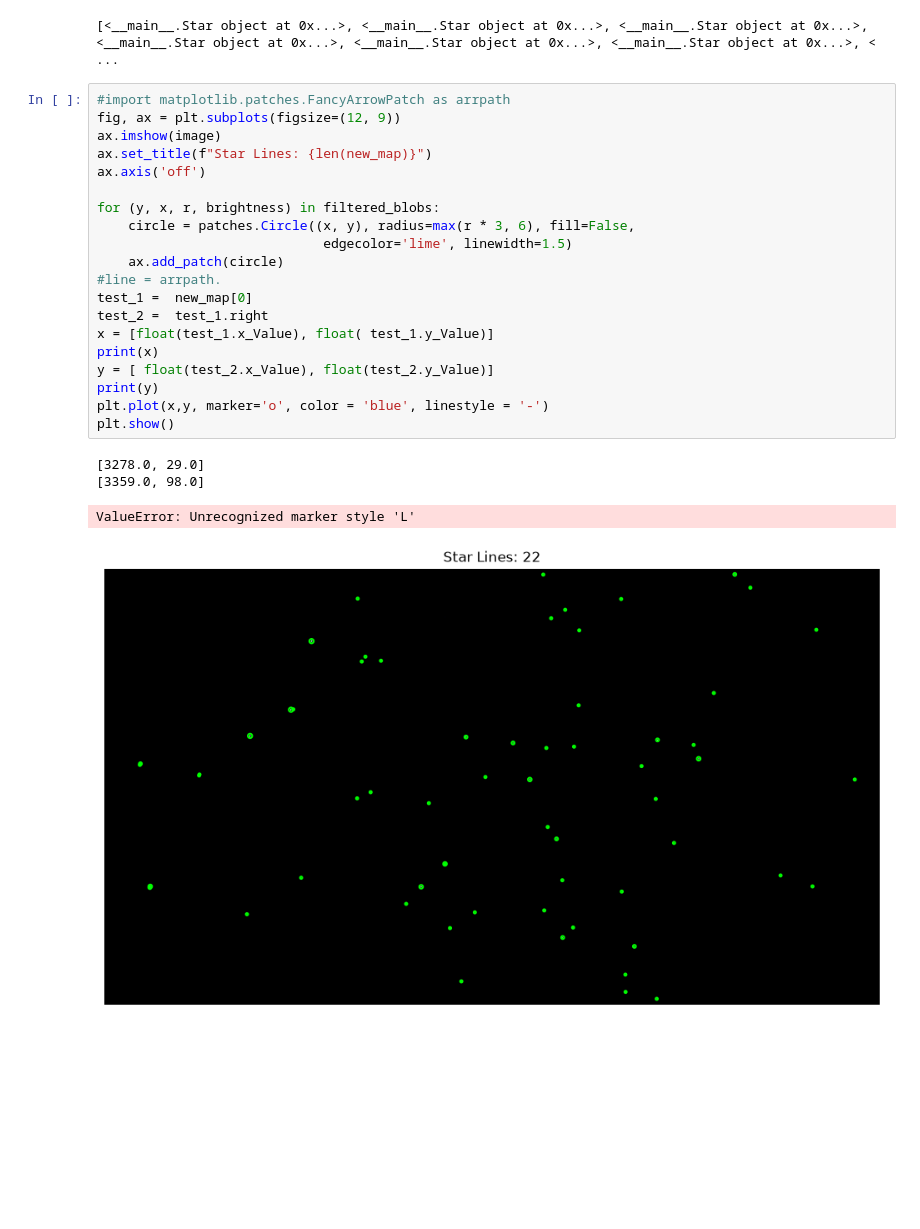
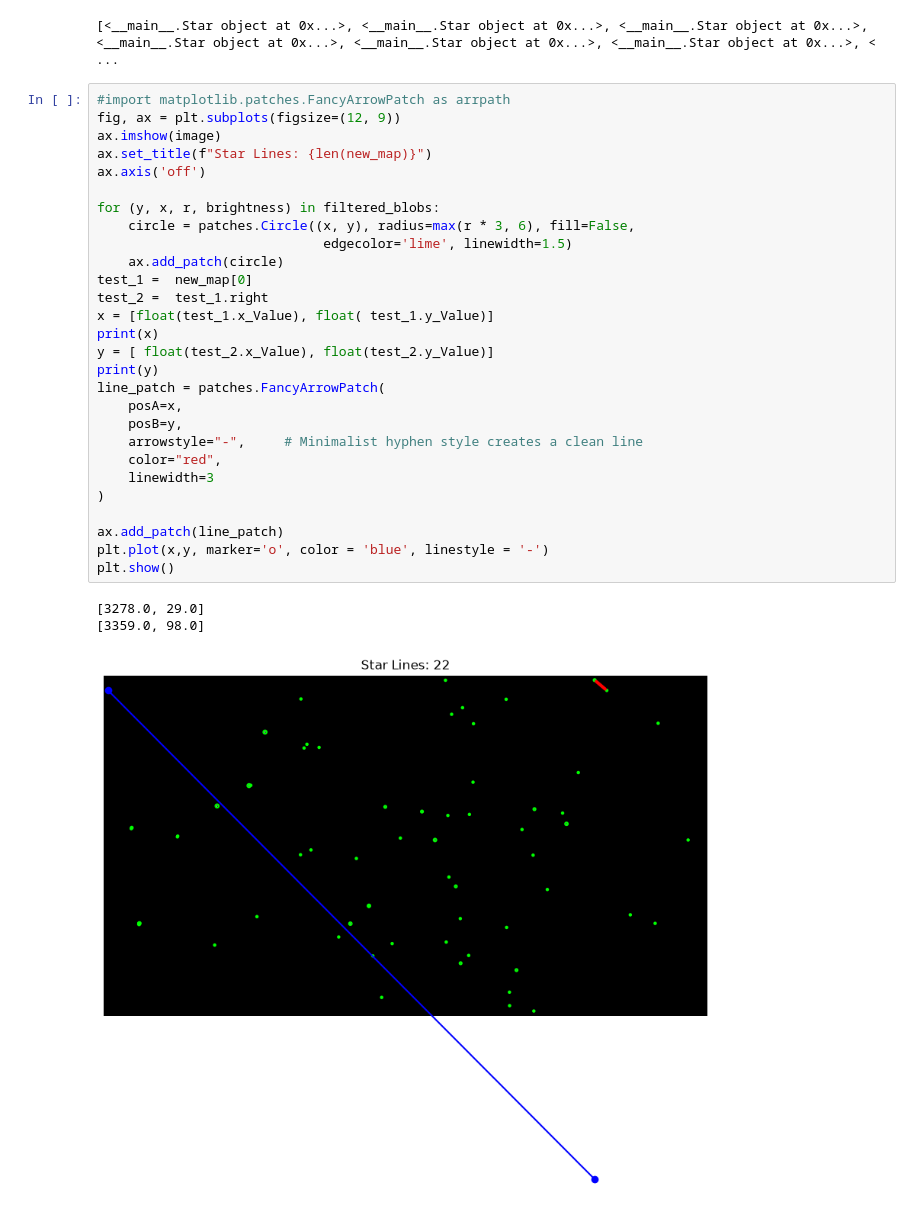
Before and after one commit to TrentNation/CelestialNavigation, a Jupyter notebook: Star_Algorithm.ipynb, the cells around one changed output. Cells and saved outputs as stored; diff of their text form; blank space fills up the shorter version.

```diff
--- a/Star_Algorithm.ipynb
+++ b/Star_Algorithm.ipynb
@@ -387,25 +387,32 @@ print(new_map)
 # %%
 #import matplotlib.patches.FancyArrowPatch as arrpath
 fig, ax = plt.subplots(figsize=(12, 9))
 ax.imshow(image)
 ax.set_title(f"Star Lines: {len(new_map)}")
 ax.axis('off')
 
 for (y, x, r, brightness) in filtered_blobs:
     circle = patches.Circle((x, y), radius=max(r * 3, 6), fill=False,
                              edgecolor='lime', linewidth=1.5)
     ax.add_patch(circle)
-#line = arrpath.
 test_1 =  new_map[0]
 test_2 =  test_1.right
 x = [float(test_1.x_Value), float( test_1.y_Value)]
 print(x)
 y = [ float(test_2.x_Value), float(test_2.y_Value)]
 print(y)
+line_patch = patches.FancyArrowPatch(
+    posA=x,
+    posB=y,
+    arrowstyle="-",     # Minimalist hyphen style creates a clean line
+    color="red",
+    linewidth=3
+)
+
+ax.add_patch(line_patch)
 plt.plot(x,y, marker='o', color = 'blue', linestyle = '-')
 plt.show()
 # %% [output]
 [3278.0, 29.0]
 [3359.0, 98.0]
-ValueError: Unrecognized marker style 'L'
-[figure, old version]
+[figure, new version]
```
